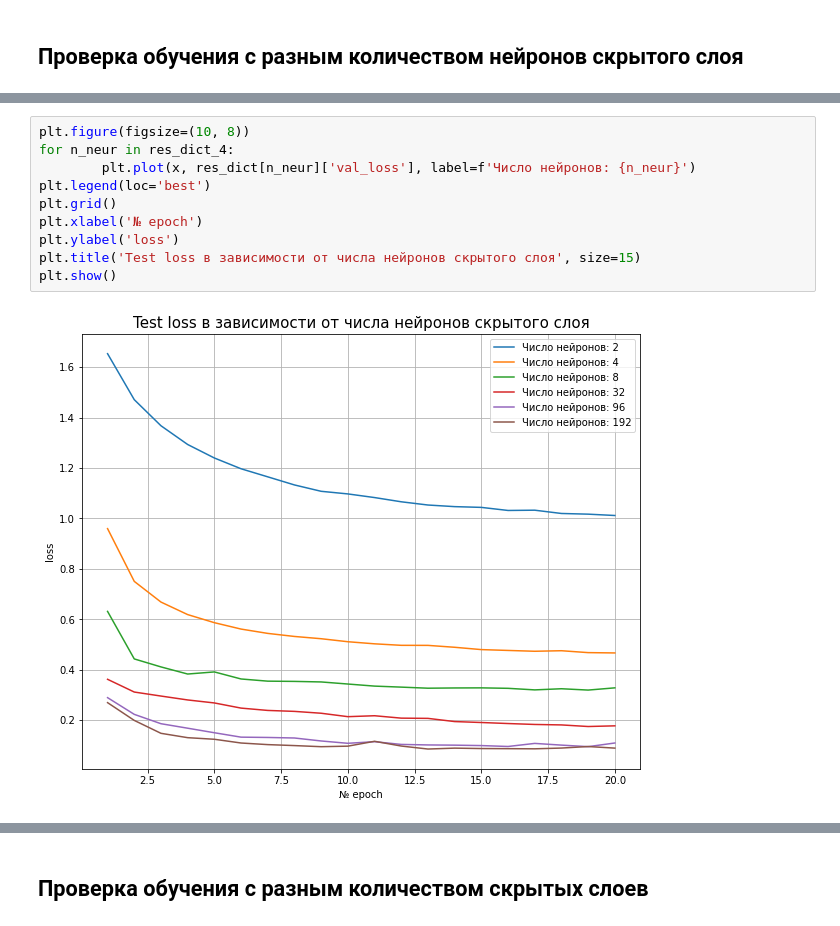
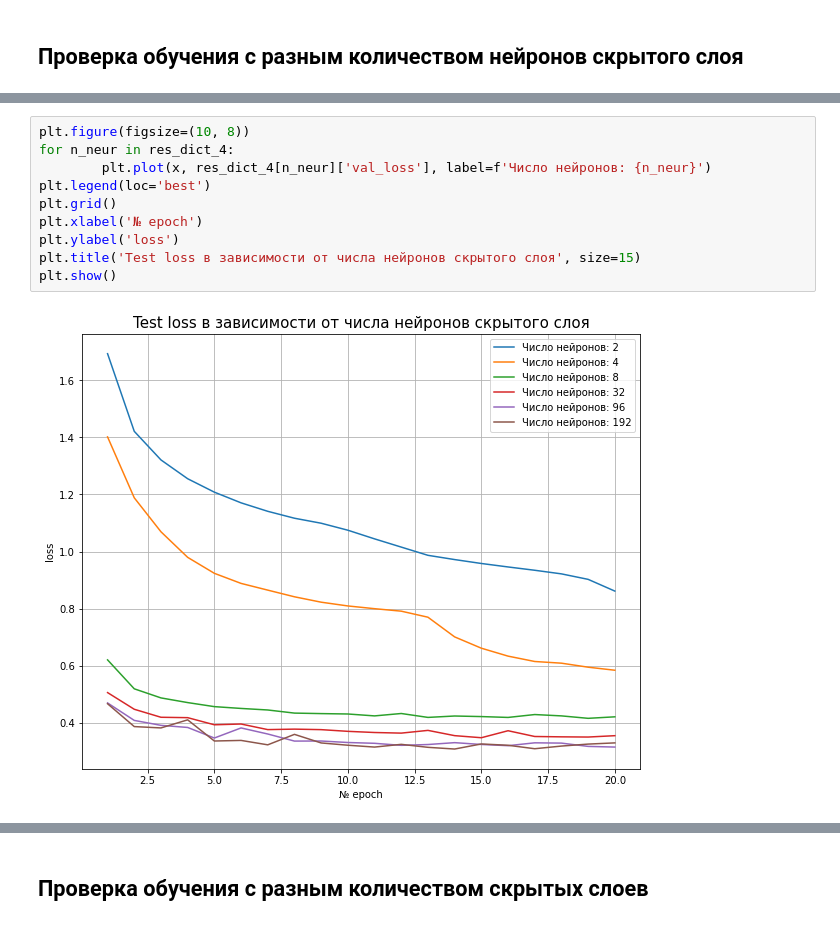
Before and after one commit to nedokormysh/GB_intro_NN, a Jupyter notebook: GB_NN_intro_hw_2.ipynb, the cells around one changed output, grey strips where cells are left out. Cells and saved outputs as stored; diff of their text form.

```diff
--- a/GB_NN_intro_hw_2.ipynb
+++ b/GB_NN_intro_hw_2.ipynb
@@ -527,15 +530,15 @@ plt.show()
 # %%
 plt.figure(figsize=(10, 8))
 for n_neur in res_dict_4:
-        plt.plot(x, res_dict[n_neur]['val_loss'], label=f'Число нейронов: {n_neur}')
+        plt.plot(x, res_dict_4[n_neur]['val_loss'], label=f'Число нейронов: {n_neur}')
 plt.legend(loc='best')
 plt.grid()
 plt.xlabel('№ epoch')
 plt.ylabel('loss')
 plt.title('Test loss в зависимости от числа нейронов скрытого слоя', size=15)
 plt.show()
 # %% [output]
-[figure, old version]
+[figure, new version]
 # %%
 n_n = [2, 4, 8, 32, 96, 192]
 
```
Also changed, not shown: parts of 37 cells of this notebook.
